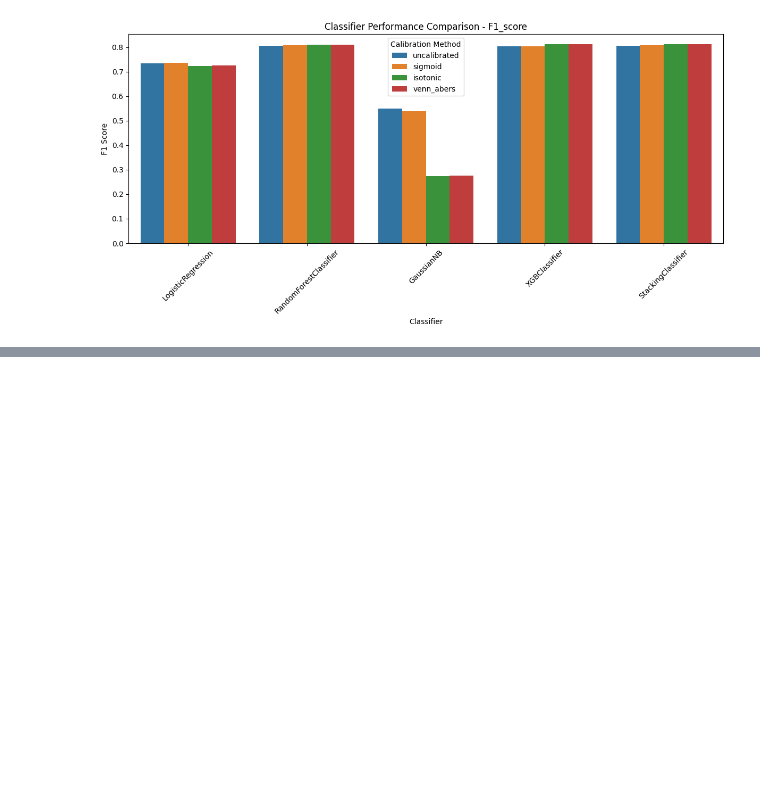
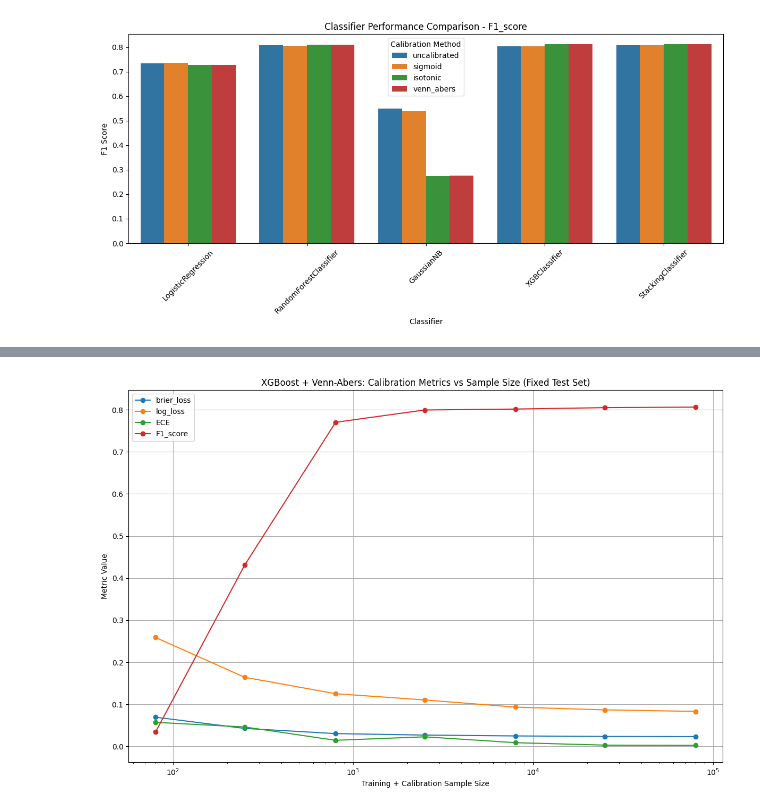
Before and after one commit to cmyguel/tru_ml_probability_calibration, a Jupyter notebook: Machine-Learning Project.ipynb, the cells around one changed output, grey strips where cells are left out. Saved outputs shown, nothing was run; the diff lists cells and outputs as text; code cells hidden in the pictures; blank space fills up the shorter version.

```diff
--- a/Machine-Learning Project.ipynb
+++ b/Machine-Learning Project.ipynb
@@ -507,0 +642,17 @@ plot_calibration_comparison(pd.DataFrame(METRICS))
+# %%
+df_va_sample = pd.DataFrame(results_va_sample_size)
+
+plt.figure(figsize=(12, 8))
+for metric in ['brier_loss', 'log_loss', 'ECE', 'F1_score']:
+    plt.plot(df_va_sample['sample_size'], df_va_sample[metric], marker='o', label=metric)
+
+plt.xlabel("Training + Calibration Sample Size")
+plt.ylabel("Metric Value")
+plt.title("XGBoost + Venn-Abers: Calibration Metrics vs Sample Size (Fixed Test Set)")
+plt.legend()
+plt.grid(True)
+plt.xscale("log")
+plt.tight_layout()
+plt.show()
+# %% [output]
+[figure, added]
```
Also changed, not shown: parts of 13 cells of this notebook.
